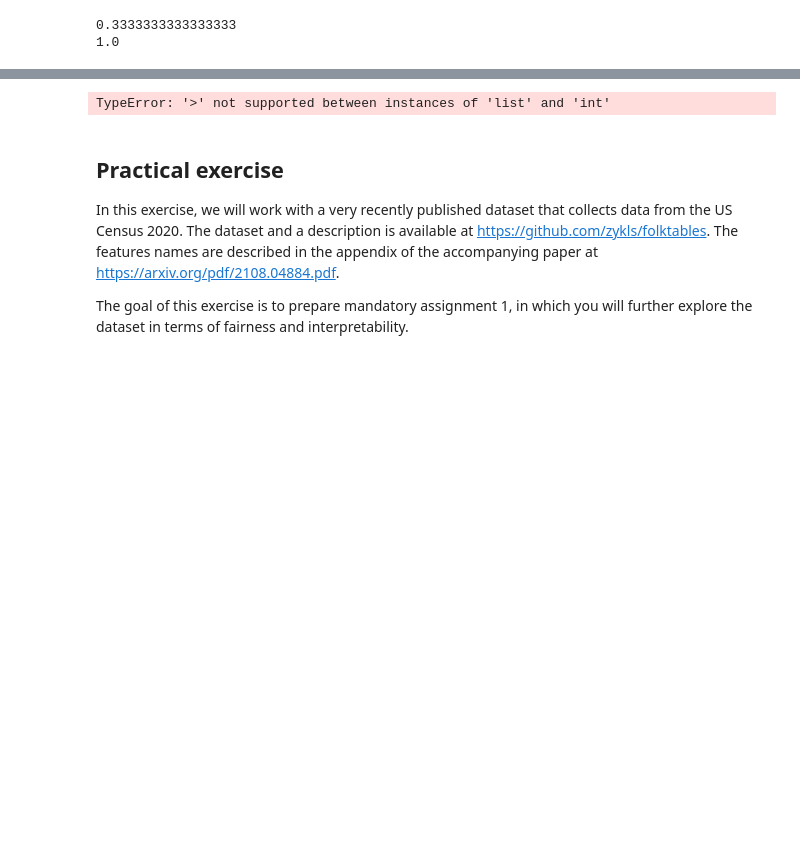
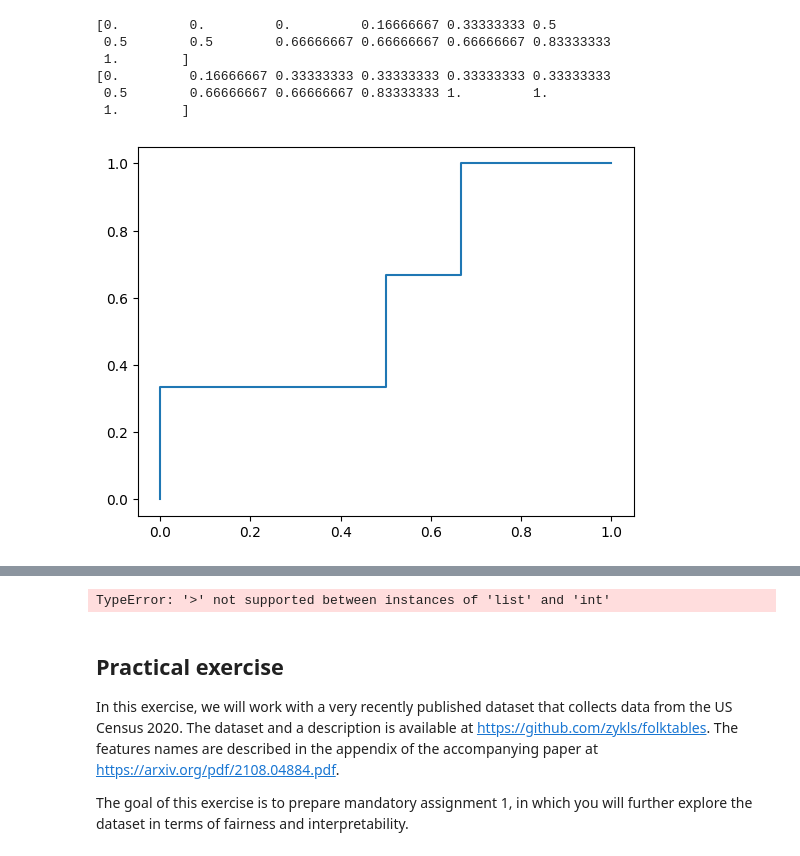
Before and after one commit to TheJarmanitor/algorithmic_fairness_2024, a Jupyter notebook: Exercise_2/afae24-exercise2.ipynb, the cells around one changed output, grey strips where cells are left out. Drawn from its saved outputs; the diff is of its cells as text; code cells hidden in the pictures; blank space fills up the shorter version.

```diff
--- a/Exercise_2/afae24-exercise2.ipynb
+++ b/Exercise_2/afae24-exercise2.ipynb
@@ -69,40 +69,31 @@ We discuss a classifier that selects all individuals above a certain (maybe grou
     - If we want to achieve statistical parity by choosing individual threshold values, which thresholds can we choose? Which one provides the best utility, i.e., the largest profit?
     - At which individual thresholds do you achieve equalized odds in this setting? Which setting achieves the best utility?
 # %%
+from sklearn.metrics import roc_curve
+import matplotlib.pyplot as plt
+
 import numpy as np
 triangles = {
     "target": [1, 0, 0, 1, 0, 1],
     "score": [9.7, 9.0, 9.5, 7.6, 9.1, 10.1]
 }
 circles = {
     "target": [1, 1, 1, 0, 0, 0],
     "score": [6.8, 8.8, 6.7, 6.6, 7.5, 6.4]
 }
 
-threshold = 7
-
-triangles["selected"] = [1 if x>=threshold else 0 for x in triangles["score"]]
-circles["selected"] = [1 if x>=threshold else 0 for x in circles["score"]]
-
-tp_circles = fp_circles = 0
-tp_triangles = fp_triangles = 0
-for i in range(len(triangles["target"])):
-    if triangles["target"][i] == 1:
-        if triangles["selected"][i] == 1:
-            tp_triangles +=1
-        else:
-            fp_triangles += 1
-    if circles["target"][i] == 1:
-        if circles["selected"][i] == 1:
-            tp_circles +=1
-        else:
-            fp_circles += 1
-
-tpr_circles = tp_circles/sum(circles["target"])
-tpr_triangles = tp_triangles/sum(triangles["target"])
-
-print(tpr_circles)
-print(tpr_triangles)
+fpr, tpr, threshold = roc_curve(triangles["target"]+circles["target"],
+                                triangles["score"]+circles["score"],
+                                drop_intermediate=False)
+print(fpr)
+print(tpr)
+plt.plot(fpr, tpr)
+plt.show()
 # %% [output]
-0.3333333333333333
-1.0
+[0.         0.         0.         0.16666667 0.33333333 0.5
+ 0.5        0.5        0.66666667 0.66666667 0.66666667 0.83333333
+ 1.        ]
+[0.         0.16666667 0.33333333 0.33333333 0.33333333 0.33333333
+ 0.5        0.66666667 0.66666667 0.83333333 1.         1.
+ 1.        ]
+[figure, added]
```
Also changed, not shown: parts of 3 cells of this notebook, 1 other file.
